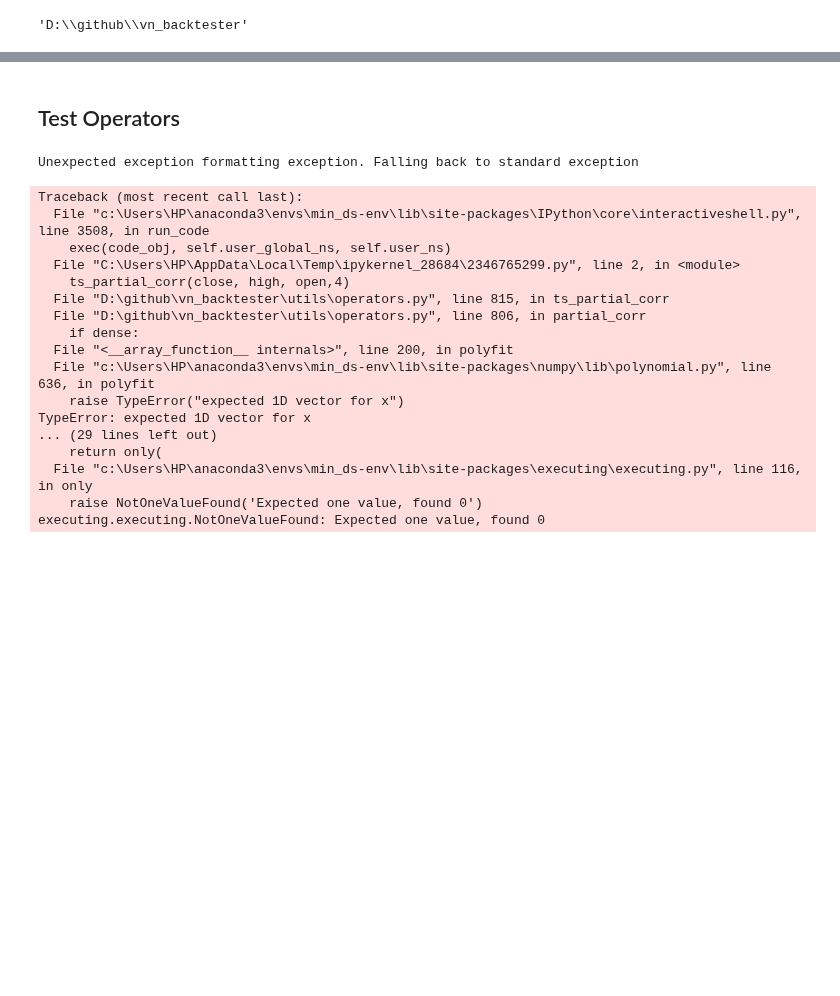
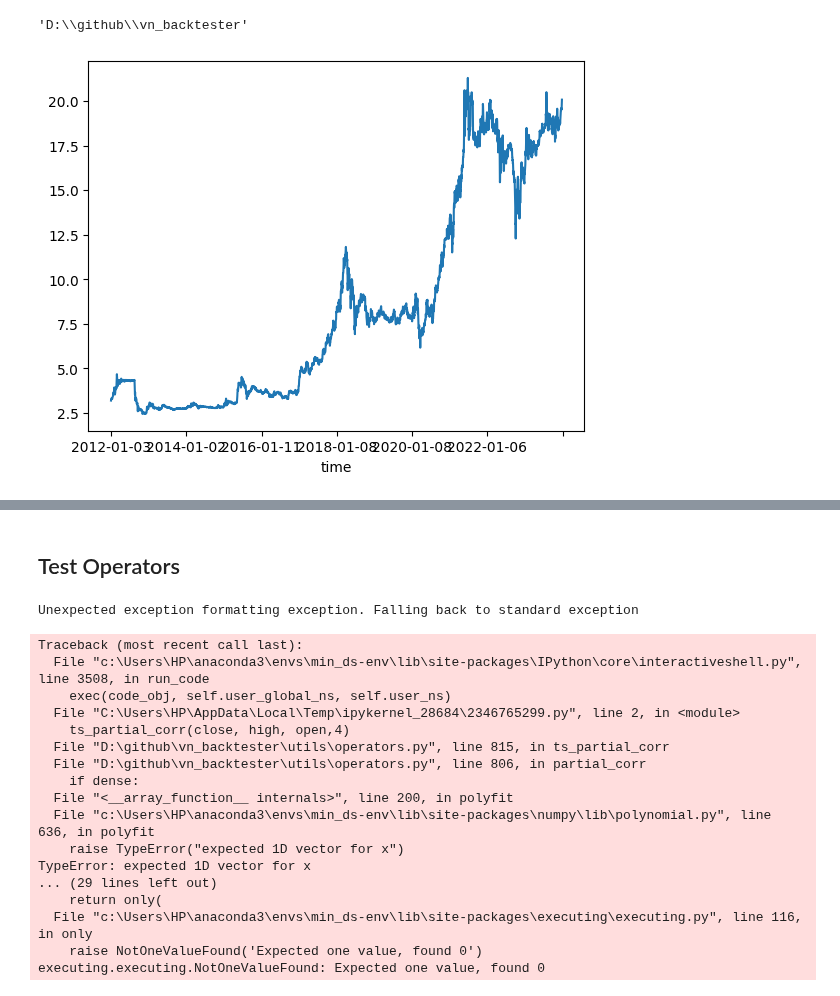
Before and after one commit to trungchien171/vn_backtester, a Jupyter notebook: notebook/data_handling.ipynb, the cells around one changed output, grey strips where cells are left out. Drawn from its saved outputs; the diff is of its cells as text; code cells hidden in the pictures; blank space fills up the shorter version.

```diff
--- a/notebook/data_handling.ipynb
+++ b/notebook/data_handling.ipynb
@@ -25,3 +25,17 @@ open = load_and_process_data(__openpath__)
 high = load_and_process_data(__highpath__)
 low = load_and_process_data(__lowpath__)
 volume = load_and_process_data(__volumepath)
+# %%
+final_close = close.copy()
+
+for column in close.columns:
+    first_positive_index = close[column].gt(0).idxmax()
+    if pd.notna(first_positive_index):
+        outliers = (close.index > first_positive_index) & (close[column] == 0)
+        final_close[column] = close[column].where(~outliers, np.nan)
+    final_close[column] = final_close[column].fillna(method='ffill')
+
+final_close['ACB'].plot()
+final_close.to_csv('data/vn_stock/price_volume/close_matrix_20120101-20240101.txt', sep='\t')
+# %% [output]
+[figure, added]
```
Also changed, not shown: parts of 8 cells of this notebook, 31 other files.
